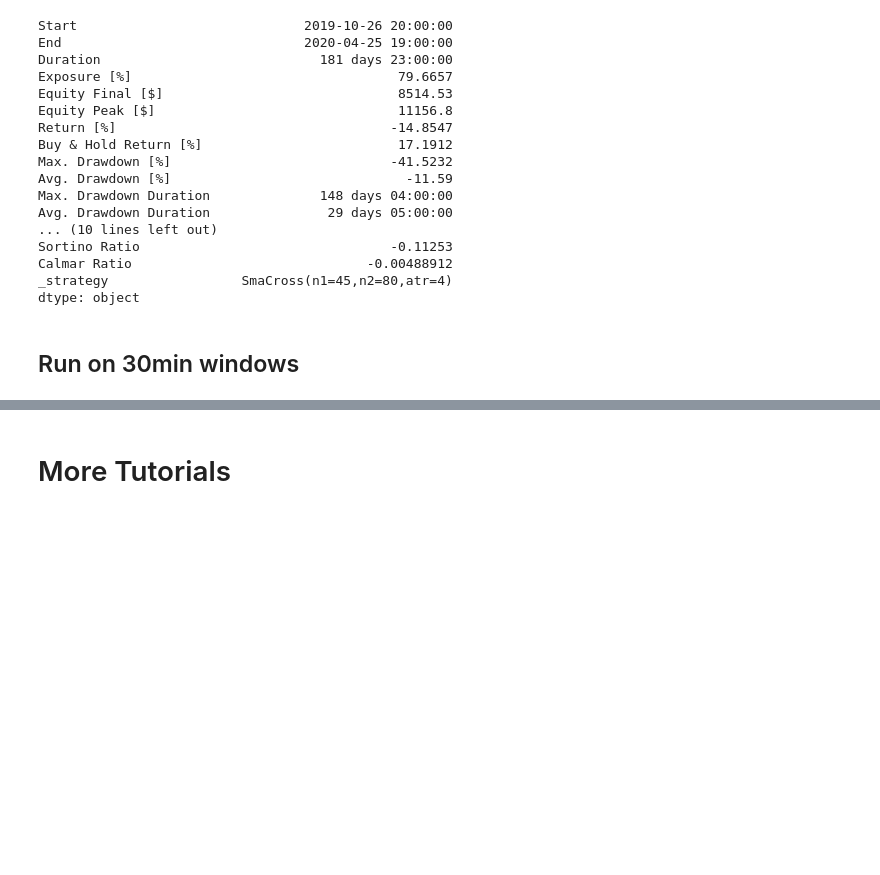
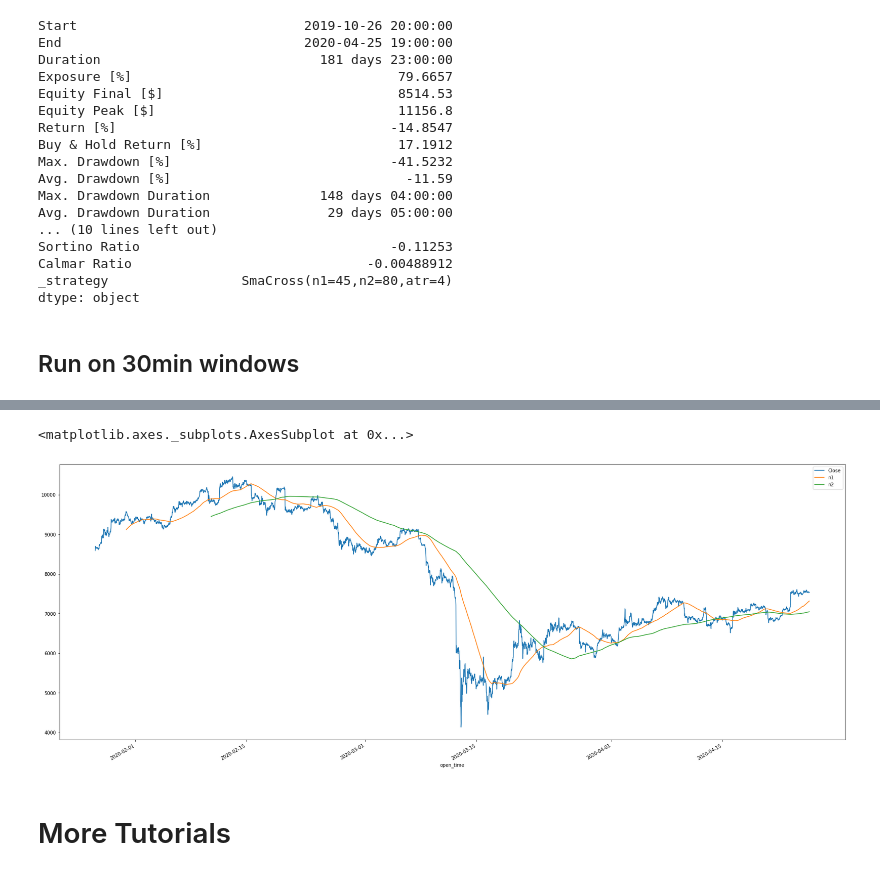
Before and after one commit to ajmal017/mingquant, a Jupyter notebook: backtesting_sma.ipynb, the cells around one changed output, grey strips where cells are left out. Drawn from its saved outputs; the diff is of its cells as text; code cells hidden in the pictures; blank space fills up the shorter version.

Commit message:
add rolling mean plot

```diff
--- a/backtesting_sma.ipynb
+++ b/backtesting_sma.ipynb
@@ -269,3 +274,20 @@ bt30min.plot()
+# %%
+%matplotlib inline
+import matplotlib.pyplot as plt
+import numpy as np
+plt.rcParams['figure.figsize'] = [30, 12]
+def SMA(array, n):
+    """Simple moving average"""
+    return pd.Series(array).rolling(n).mean()
+df = btcusd30min.copy()
+df['n1'] = SMA(df.copy().Close.values, 190).values
+df['n2'] = SMA(df.copy().Close.values, 700).values
+df.head()
+df2 = df.drop(columns=['Open','High', 'Low'])
+df2.plot()
+# %% [output]
+<matplotlib.axes._subplots.AxesSubplot at 0x...>
+[figure, added]
 # %% [markdown]
 # More Tutorials
 # %% [markdown]
```
Also changed, not shown: parts of 2 cells of this notebook.
